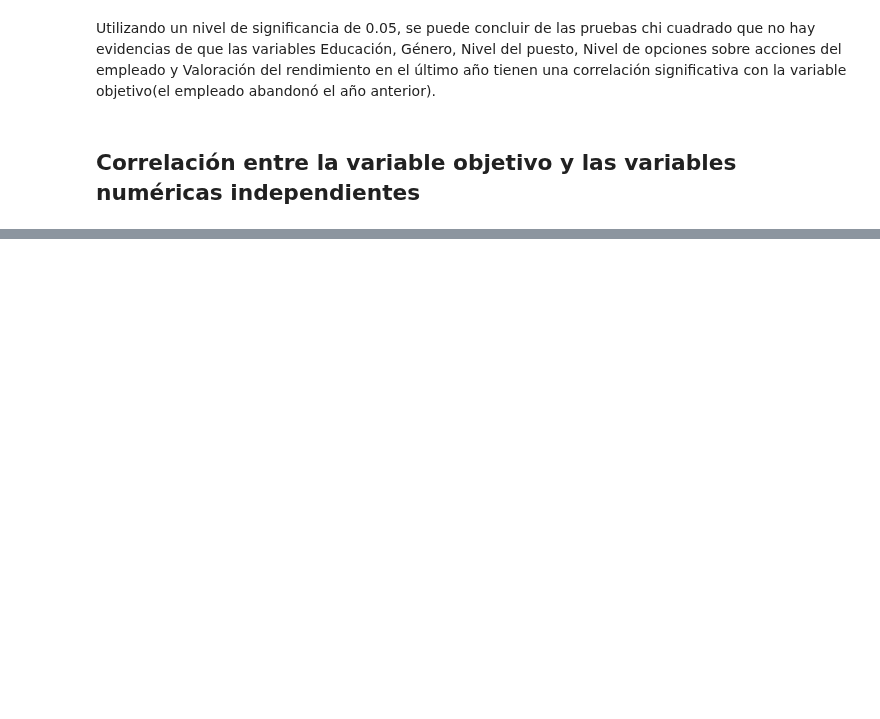
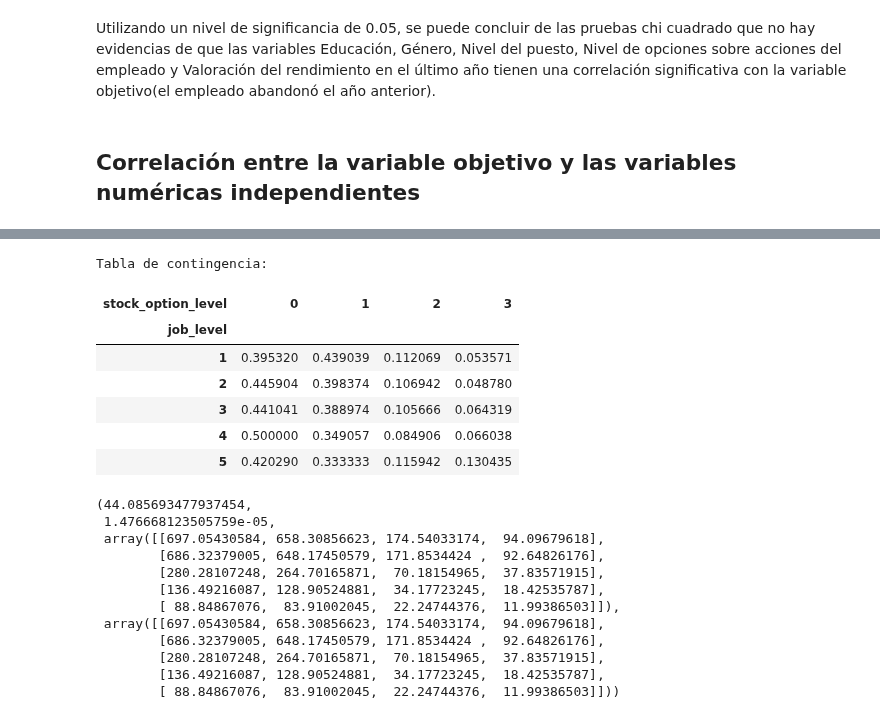
Before and after one commit to AlexanderBedoyaC/pediccion_abandono_empleo, a Jupyter notebook: 5. Alex - Análisis de correlación.ipynb, the cells around one changed output, grey strips where cells are left out. Drawn from its saved outputs; the diff is of its cells as text; code cells hidden in the pictures; blank space fills up the shorter version.

```diff
--- a/5. Alex - Análisis de correlación.ipynb
+++ b/5. Alex - Análisis de correlación.ipynb
@@ -188,0 +169,13 @@ df_numericas.iloc[:,1].mean()
+# %%
+def Analisisbivariado(variables,orient,mode,color,):
+    contingency_table =pd.crosstab(df[variables[0]],df[variables[1]])
+    chi2, p, _, _ = chi2_contingency(contingency_table)
+    contingency_table = contingency_table.div(contingency_table.sum(axis=1), axis=0)
+    fig=px.bar(contingency_table,orientation=orient,barmode=mode,color_discrete_sequence=color)
+    fig.update_layout(width=800,title=dict(text=f'{variables[0]} & {variables[1]}', x=0.5))
+    fig.update_traces(texttemplate='%{value:.2%}', textposition='outside')
+    print("Tabla de contingencia:")
+    display(contingency_table)
+    fig.show()
+
+    return chi2, p, _, _
@@ -188,0 +241,23 @@ df_numericas.iloc[:,1].mean()
+# %%
+Analisisbivariado(['job_level', 'stock_option_level'],'v','group',px.colors.qualitative.Plotly)
+# %% [output]
+Tabla de contingencia:
+| stock_option_level | 0 | 1 | 2 | 3 |
+| job_level |  |  |  |  |
+| 1 | 0.395320 | 0.439039 | 0.112069 | 0.053571 |
+| 2 | 0.445904 | 0.398374 | 0.106942 | 0.048780 |
+| 3 | 0.441041 | 0.388974 | 0.105666 | 0.064319 |
+| 4 | 0.500000 | 0.349057 | 0.084906 | 0.066038 |
+| 5 | 0.420290 | 0.333333 | 0.115942 | 0.130435 |
+(44.085693477937454,
+ 1.476668123505759e-05,
+ array([[697.05430584, 658.30856623, 174.54033174,  94.09679618],
+        [686.32379005, 648.17450579, 171.8534424 ,  92.64826176],
+        [280.28107248, 264.70165871,  70.18154965,  37.83571915],
+        [136.49216087, 128.90524881,  34.17723245,  18.42535787],
+        [ 88.84867076,  83.91002045,  22.24744376,  11.99386503]]),
+ array([[697.05430584, 658.30856623, 174.54033174,  94.09679618],
+        [686.32379005, 648.17450579, 171.8534424 ,  92.64826176],
+        [280.28107248, 264.70165871,  70.18154965,  37.83571915],
+        [136.49216087, 128.90524881,  34.17723245,  18.42535787],
+        [ 88.84867076,  83.91002045,  22.24744376,  11.99386503]]))
```
Also changed, not shown: parts of 22 cells of this notebook, 5 other files.
